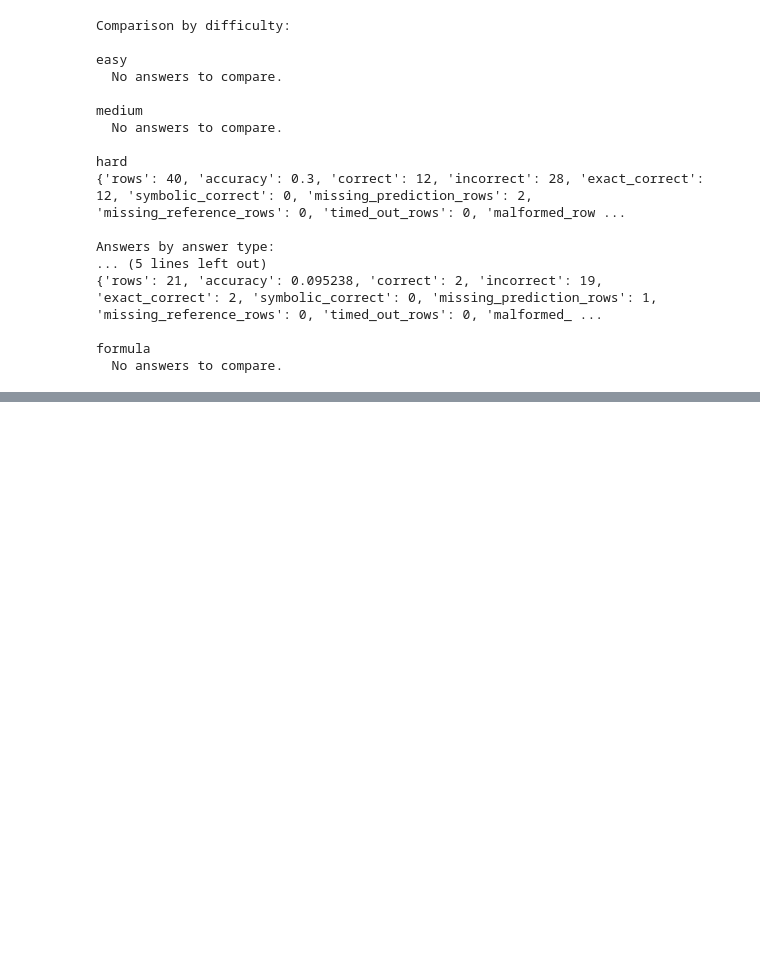
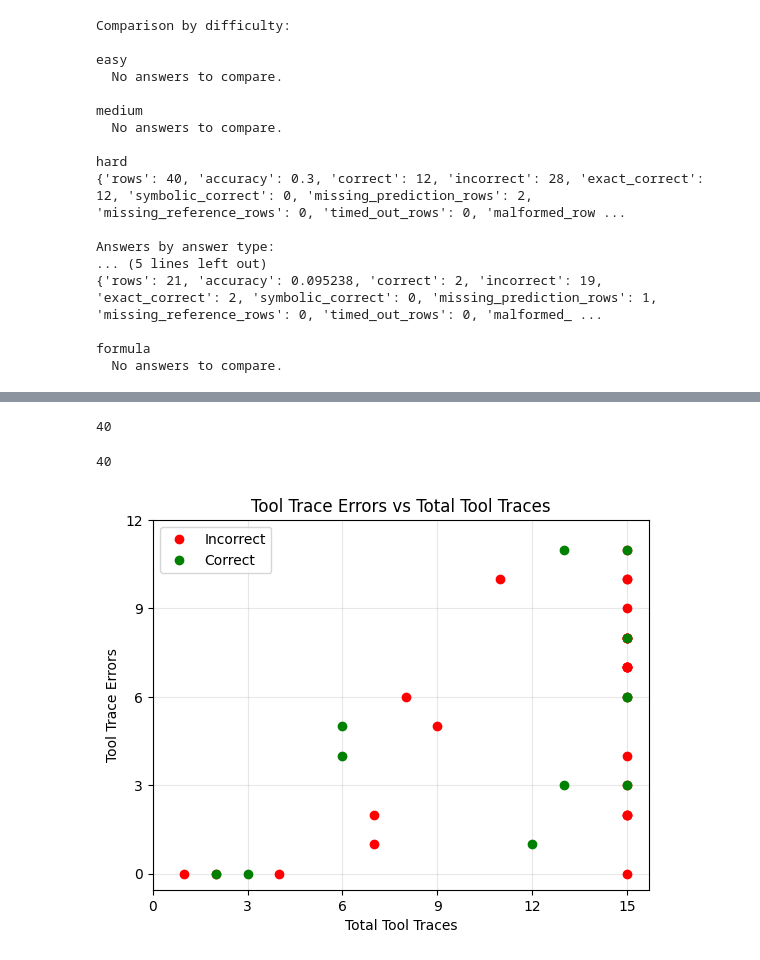
Before and after one commit to Snopoff/Evaluating-SageMath-Augmented-LLM-Agents-for-Computational-and-Experimental-Mathematics, a Jupyter notebook: notebooks/check-problems.ipynb, the cells around one changed output, grey strips where cells are left out. Cells and saved outputs as stored; diff of their text form; code cells hidden in the pictures; blank space fills up the shorter version.

```diff
--- a/notebooks/check-problems.ipynb
+++ b/notebooks/check-problems.ipynb
@@ -228,8 +234,8 @@ for difficulty, answers in answers_by_difficulty.items():
         print("  No answers to compare.")
         continue
     compare_predictions_config = ComparePredictionsConfig(
-        root/f"data/results/deepseek/no_tool/predictions_no_tool_deepseekv32_{difficulty}_number_expression.json",
-        summary_path=root/f"data/results/deepseek/no_tool/comparison/comparison_no_tool_deepseekv32_{difficulty}_number_expression.json")
+        root/f"data/results/deepseek/no_tool/deepseekv32_{difficulty}_number_expression.json",
+        summary_path=root/f"data/results/deepseek/no_tool/comparison/deepseekv32_{difficulty}_number_expression.json")
     print(compare_predictions(compare_predictions_config))
 
 
@@ -240,8 +246,8 @@ for answer_type, answers in answers_by_type.items():
         print("  No answers to compare.")
         continue
     compare_predictions_config = ComparePredictionsConfig(
-        root/f"data/results/deepseek/no_tool/predictions_no_tool_deepseekv32_medium_hard_{answer_type}.json",
-        summary_path=root/f"data/results/deepseek/no_tool/comparison/comparison_no_tool_deepseekv32_medium_hard_{answer_type}.json")
+        root/f"data/results/deepseek/no_tool/deepseekv32_medium_hard_{answer_type}.json",
+        summary_path=root/f"data/results/deepseek/no_tool/comparison/deepseekv32_medium_hard_{answer_type}.json")
     print(compare_predictions(compare_predictions_config))
 # %% [output]
 Comparison by difficulty:
@@ -385,0 +398,41 @@ formula
+# %%
+with open(root/"data/results/deepseek/tool/output/sage_deepseekv32_hard_number_expression.json", "r") as f:
+    sage_deepseekv32_comparison = json.load(f)
+# %%
+incorrect = [item for item in sage_deepseekv32_comparison if not item["correct"]]
+correct = [item for item in sage_deepseekv32_comparison if item["correct"]]
+# %%
+number_ids = [p["id"] for p in answers_by_type["number"]]
+expression_ids = [p["id"] for p in answers_by_type["expression"]]
+
+stats = {
+    "tool_traces_errors_for_incorrect": [len(list(filter(lambda x: x["metadata"]["status"] == "error", item["tool_traces"]))) for item in incorrect],
+    "tool_traces_total_for_incorrect": [len(item["tool_traces"]) for item in incorrect],
+    "tool_traces_errors_for_correct": [len(list(filter(lambda x: x["metadata"]["status"] == "error", item["tool_traces"]))) for item in correct],
+    "tool_traces_total_for_correct": [len(item["tool_traces"]) for item in correct],
+    "tool_traces_errors_for_number": [len(list(filter(lambda x: x["metadata"]["status"] == "error", item["tool_traces"]))) for item in sage_deepseekv32_comparison if item["id"] in number_ids],
+    "tool_traces_errors_for_expression": [len(list(filter(lambda x: x["metadata"]["status"] == "error", item["tool_traces"]))) for item in sage_deepseekv32_comparison if item["id"] in expression_ids],
+    "tool_traces_total_for_number": [len(item["tool_traces"]) for item in sage_deepseekv32_comparison if item["id"] in number_ids],
+    "tool_traces_total_for_expression": [len(item["tool_traces"]) for item in sage_deepseekv32_comparison if item["id"] in expression_ids]
+}
+# %%
+len(stats["tool_traces_errors_for_incorrect"]) + len(stats["tool_traces_errors_for_correct"])
+# %% [output]
+40
+# %%
+len(stats["tool_traces_errors_for_number"] + stats["tool_traces_errors_for_expression"])
+# %% [output]
+40
+# %%
+plt.plot(stats["tool_traces_total_for_incorrect"], stats["tool_traces_errors_for_incorrect"], "ro", label="Incorrect")
+plt.plot(stats["tool_traces_total_for_correct"], stats["tool_traces_errors_for_correct"], "go", label="Correct")
+plt.xlabel("Total Tool Traces")
+plt.xticks(range(0,16,3))
+plt.ylabel("Tool Trace Errors")
+plt.yticks(range(0,13,3))
+plt.title("Tool Trace Errors vs Total Tool Traces")
+plt.grid(True, alpha=0.3)
+plt.legend()
+plt.show()
+# %% [output]
+[figure, added]
```
Also changed, not shown: parts of 7 cells of this notebook, 2 other files.
